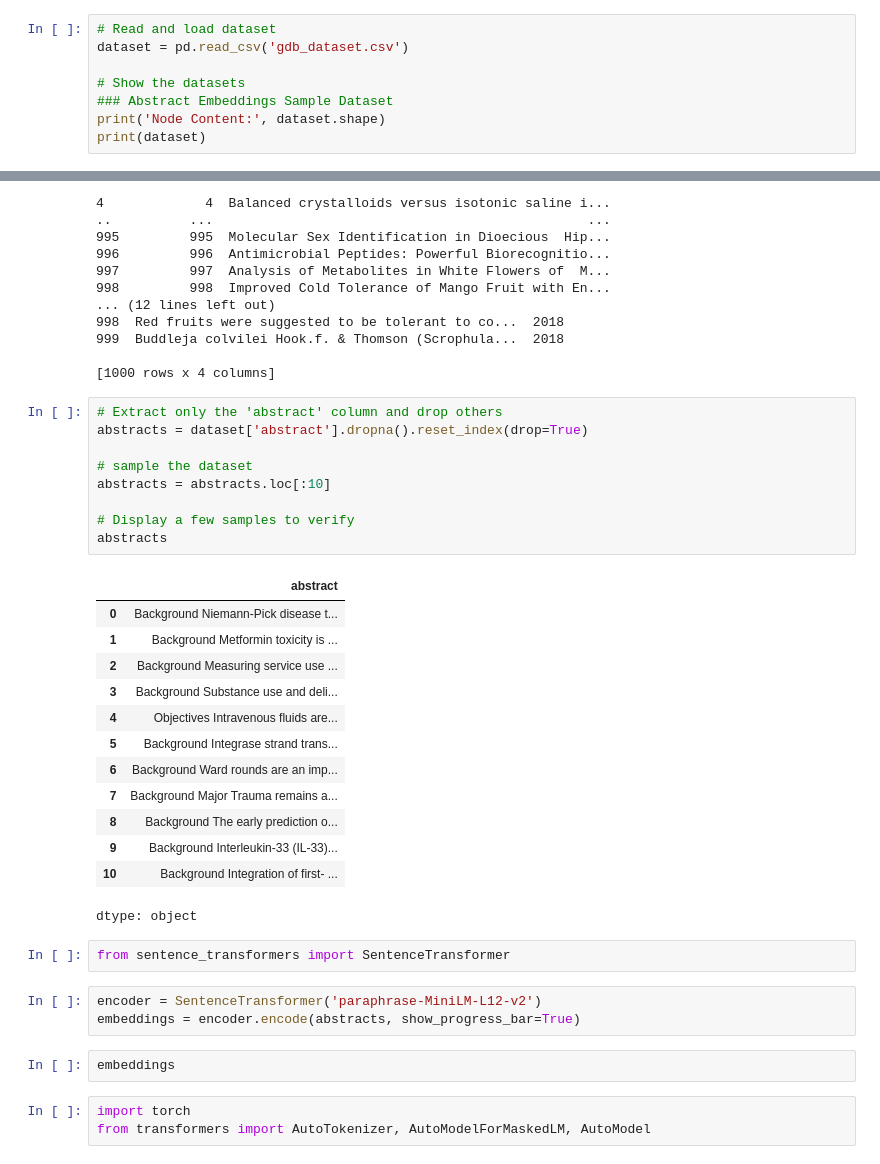
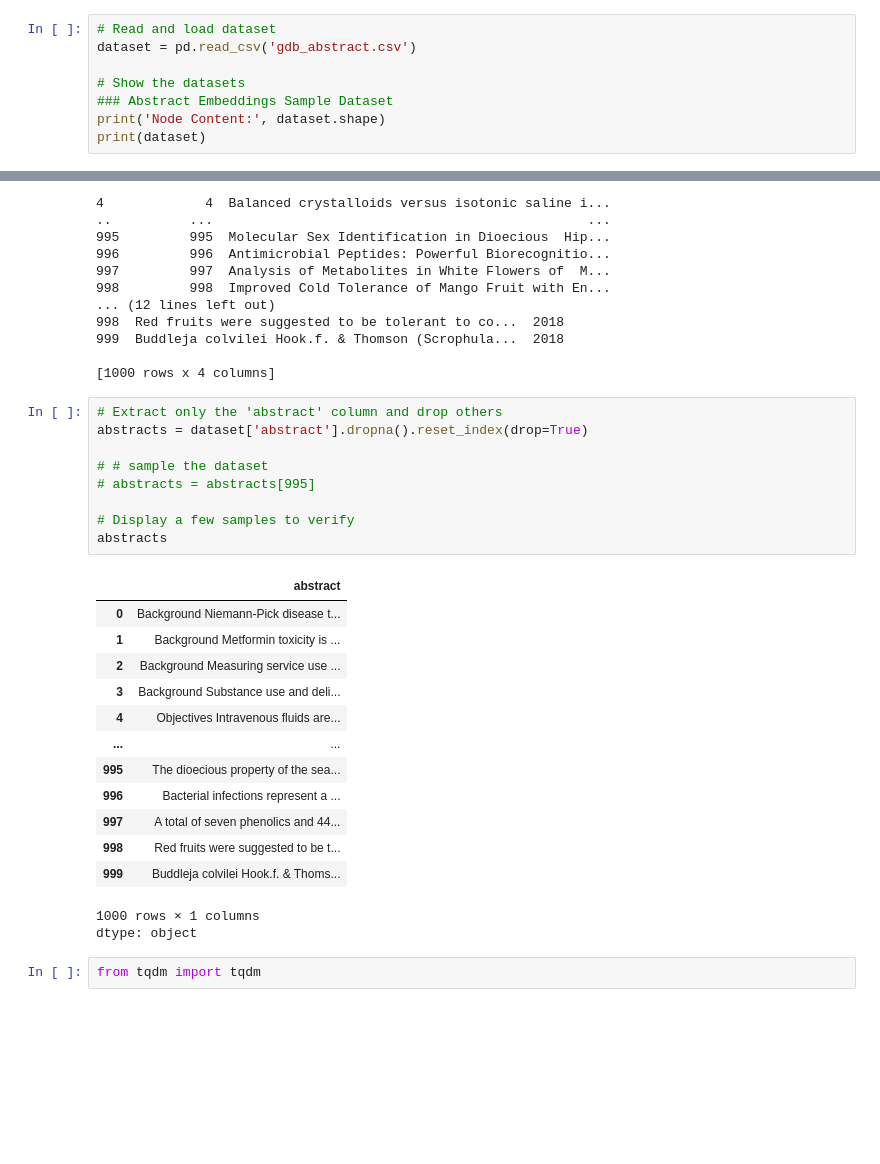
Before and after one commit to raz0208/Natural-Language-Processing-Practices, a Jupyter notebook: TopicModelling/EmbeddingsAnalysis_TopicModelling.ipynb, the cells around one changed output, grey strips where cells are left out. Saved outputs shown, nothing was run; the diff lists cells and outputs as text; blank space fills up the shorter version.

```diff
--- a/TopicModelling/EmbeddingsAnalysis_TopicModelling.ipynb
+++ b/TopicModelling/EmbeddingsAnalysis_TopicModelling.ipynb
@@ -14,6 +39,6 @@ import os
 # %%
 # Read and load dataset
-dataset = pd.read_csv('gdb_dataset.csv')
+dataset = pd.read_csv('gdb_abstract.csv')
 
 # Show the datasets
 ### Abstract Embeddings Sample Dataset
@@ -40,33 +65,26 @@ Node Content: (1000, 4)
 # %%
 # Extract only the 'abstract' column and drop others
 abstracts = dataset['abstract'].dropna().reset_index(drop=True)
 
-# sample the dataset
-abstracts = abstracts.loc[:10]
+# # sample the dataset
+# abstracts = abstracts[995]
 
 # Display a few samples to verify
 abstracts
 # %% [output]
 |  | abstract |
 | 0 | Background Niemann-Pick disease t... |
 | 1 | Background Metformin toxicity is ... |
 | 2 | Background Measuring service use ... |
 | 3 | Background Substance use and deli... |
 | 4 | Objectives Intravenous fluids are... |
-| 5 | Background Integrase strand trans... |
-| 6 | Background Ward rounds are an imp... |
-| 7 | Background Major Trauma remains a... |
-| 8 | Background The early prediction o... |
-| 9 | Background Interleukin-33 (IL-33)... |
-| 10 | Background Integration of first- ... |
+| ... | ... |
+| 995 | The dioecious property of the sea... |
+| 996 | Bacterial infections represent a ... |
+| 997 | A total of seven phenolics and 44... |
+| 998 | Red fruits were suggested to be t... |
+| 999 | Buddleja colvilei Hook.f. & Thoms... |
+1000 rows × 1 columns
 dtype: object
 # %%
-from sentence_transformers import SentenceTransformer
+from tqdm import tqdm
-# %%
-encoder = SentenceTransformer('paraphrase-MiniLM-L12-v2')
-embeddings = encoder.encode(abstracts, show_progress_bar=True)
-# %%
-embeddings
-# %%
-import torch
-from transformers import AutoTokenizer, AutoModelForMaskedLM, AutoModel
```
Also changed, not shown: parts of 8 cells of this notebook.
